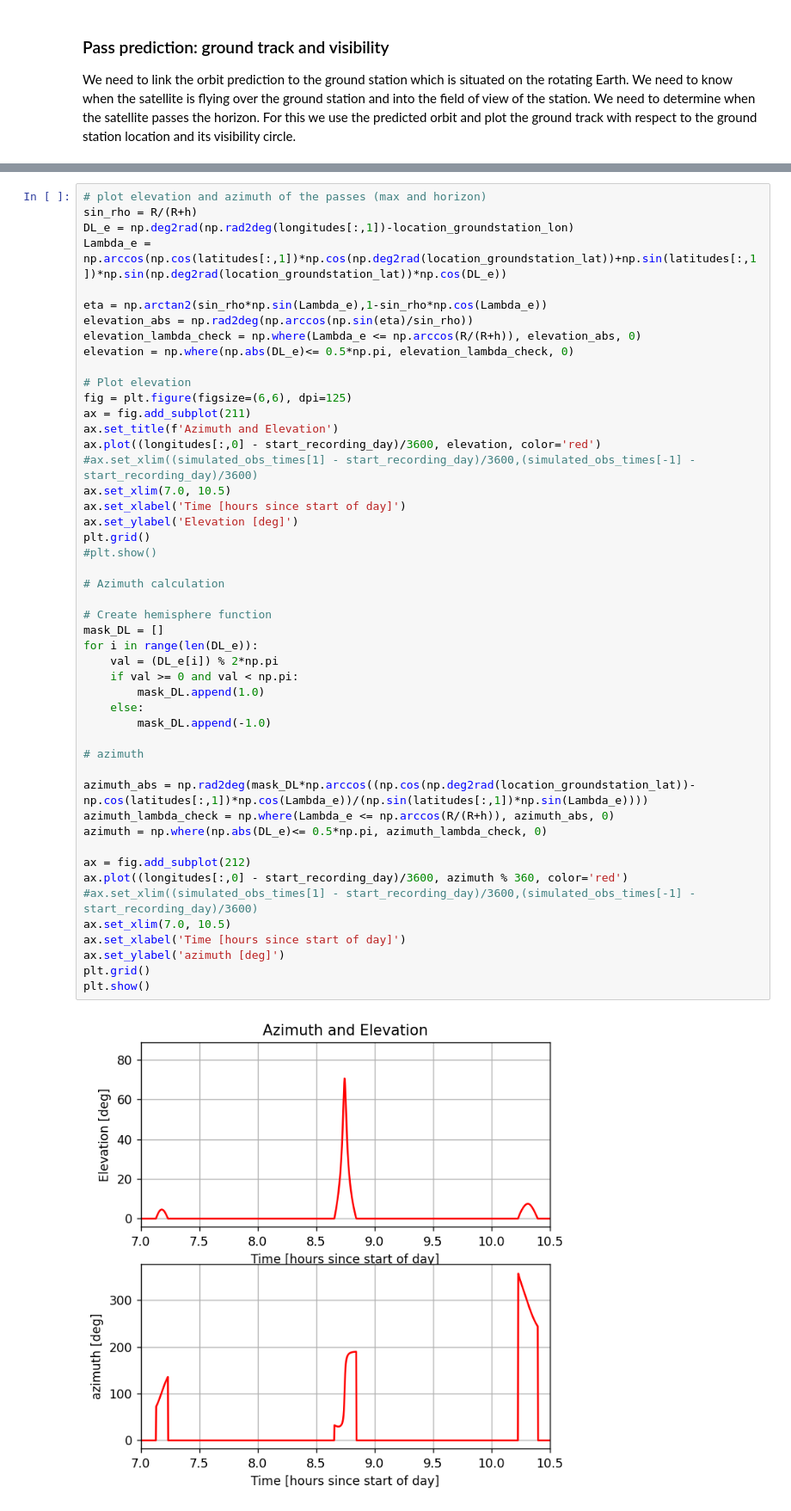
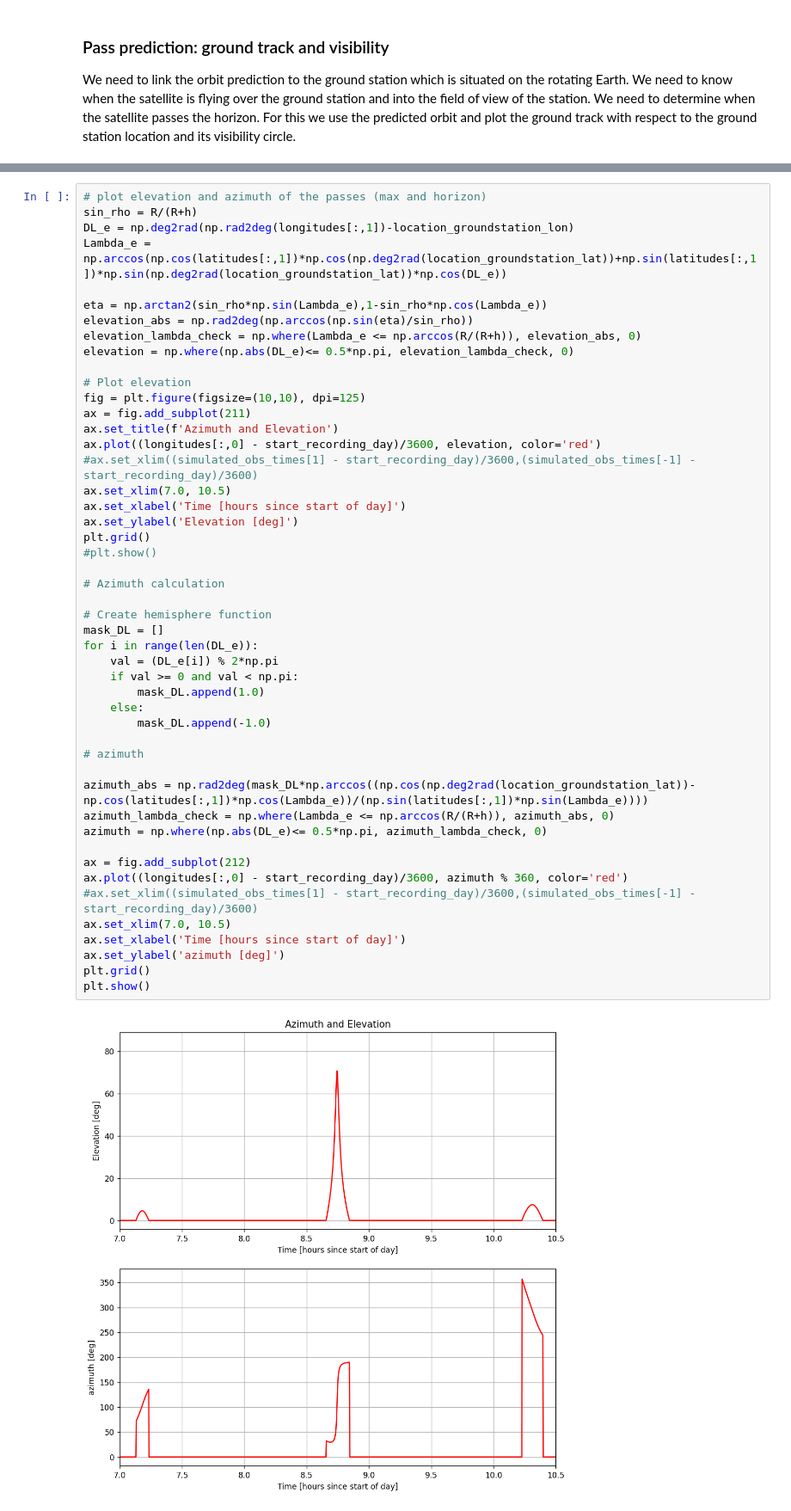
Before and after one commit to DopTrack/estimate, a Jupyter notebook: Assignment1.ipynb, the cells around one changed output, grey strips where cells are left out. Shown at 86% size. Saved outputs shown, nothing was run; the diff lists cells and outputs as text.

```diff
--- a/Assignment1.ipynb
+++ b/Assignment1.ipynb
@@ -301,7 +308,7 @@ elevation_lambda_check = np.where(Lambda_e <= np.arccos(R/(R+h)), elevation_abs,
 elevation = np.where(np.abs(DL_e)<= 0.5*np.pi, elevation_lambda_check, 0)
 
 # Plot elevation
-fig = plt.figure(figsize=(6,6), dpi=125)
+fig = plt.figure(figsize=(10,10), dpi=125)
 ax = fig.add_subplot(211)
 ax.set_title(f'Azimuth and Elevation')
 ax.plot((longitudes[:,0] - start_recording_day)/3600, elevation, color='red')
@@ -311,32 +318,32 @@ ax.set_xlabel('Time [hours since start of day]')
 ax.set_ylabel('Elevation [deg]')
 plt.grid()
 #plt.show()
 
 # Azimuth calculation
 
 # Create hemisphere function
 mask_DL = []
 for i in range(len(DL_e)):
     val = (DL_e[i]) % 2*np.pi
     if val >= 0 and val < np.pi:
         mask_DL.append(1.0)
     else:
         mask_DL.append(-1.0)
 
 # azimuth
 
 azimuth_abs = np.rad2deg(mask_DL*np.arccos((np.cos(np.deg2rad(location_groundstation_lat))-np.cos(latitudes[:,1])*np.cos(Lambda_e))/(np.sin(latitudes[:,1])*np.sin(Lambda_e))))
 azimuth_lambda_check = np.where(Lambda_e <= np.arccos(R/(R+h)), azimuth_abs, 0)
 azimuth = np.where(np.abs(DL_e)<= 0.5*np.pi, azimuth_lambda_check, 0)
 
 ax = fig.add_subplot(212)
 ax.plot((longitudes[:,0] - start_recording_day)/3600, azimuth % 360, color='red')
 #ax.set_xlim((simulated_obs_times[1] - start_recording_day)/3600,(simulated_obs_times[-1] - start_recording_day)/3600)
 ax.set_xlim(7.0, 10.5)
 ax.set_xlabel('Time [hours since start of day]')
 ax.set_ylabel('azimuth [deg]')
 plt.grid()
 plt.show()
 # %% [output]
-[figure, old version]
+[figure, new version]
 # %% [markdown]
```
Also changed, not shown: parts of 10 cells of this notebook.
